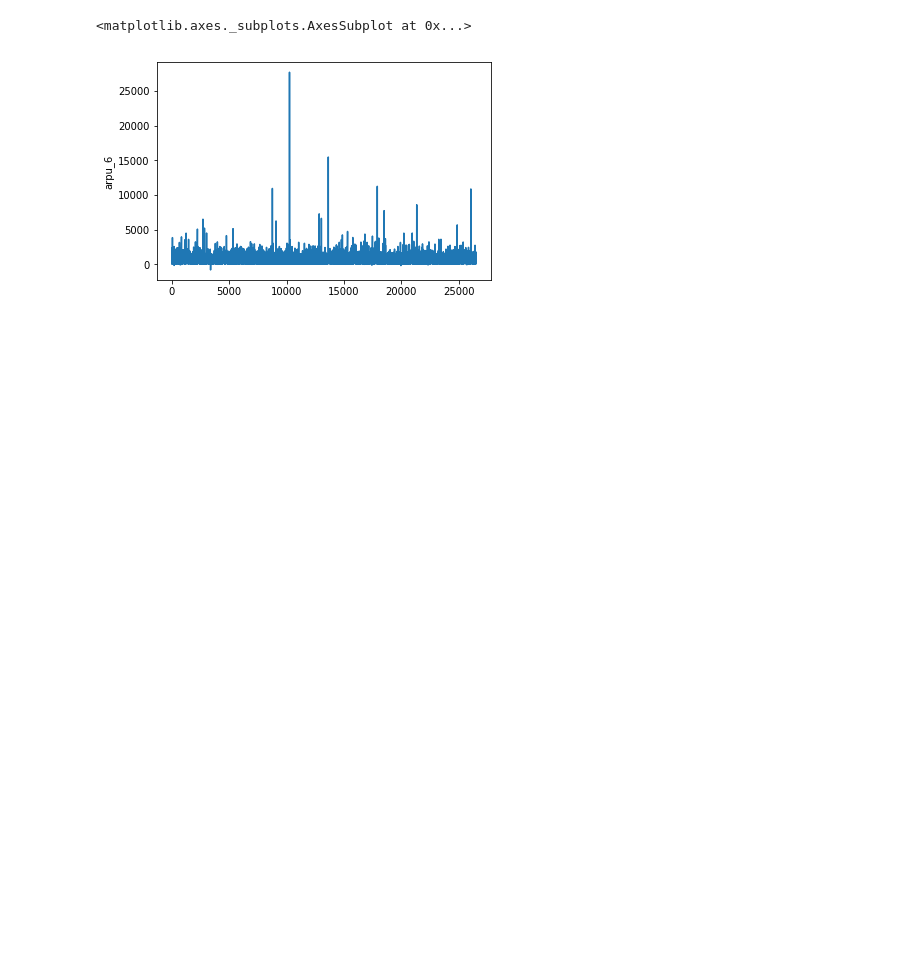
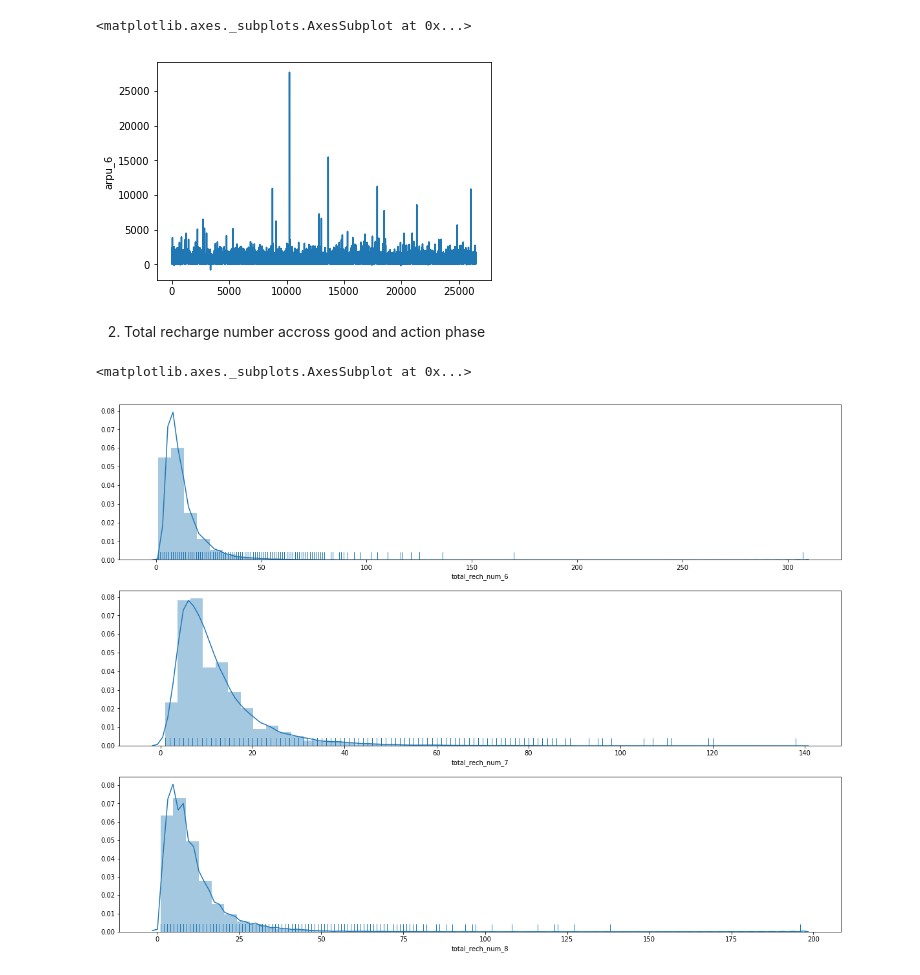
Before and after one commit to shreyaspai08/telecom_churn_case_study, a Jupyter notebook: Telecom_churn_notebook.ipynb, the cells around one changed output. Drawn from its saved outputs; the diff is of its cells as text; code cells hidden in the pictures; blank space fills up the shorter version.

```diff
--- a/Telecom_churn_notebook.ipynb
+++ b/Telecom_churn_notebook.ipynb
@@ -780,3 +775,16 @@ sns.lineplot(x=range(0,len(master.index)), y='arpu_6', data = master)
 # %% [output]
 <matplotlib.axes._subplots.AxesSubplot at 0x...>
 [figure]
+# %% [markdown]
+2. Total recharge number accross good and action phase
+# %%
+plt.figure(figsize=(20,15))
+plt.subplot(3,1,1)
+sns.distplot(master.total_rech_num_6, rug=True)
+plt.subplot(3,1,2)
+sns.distplot(master.total_rech_num_7, rug=True)
+plt.subplot(3,1,3)
+sns.distplot(master.total_rech_num_8,rug=True)
+# %% [output]
+<matplotlib.axes._subplots.AxesSubplot at 0x...>
+[figure, added]
```
Also changed, not shown: parts of 38 cells of this notebook.
